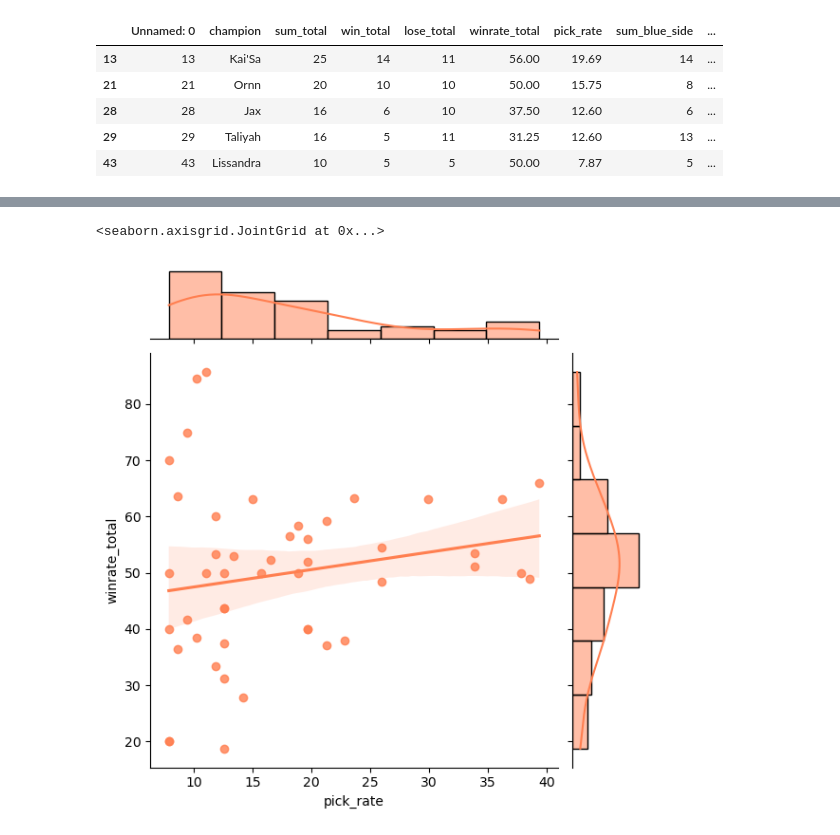
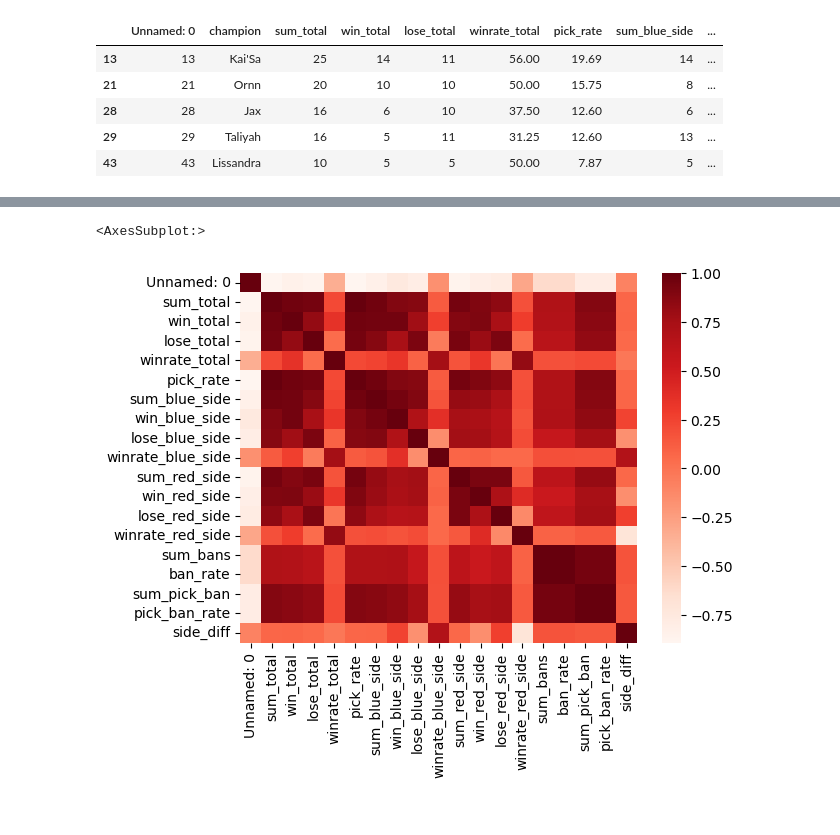
Before and after one commit to AMEY-GAIKAR/Kaggle-Colaboratory, a Jupyter notebook: worlds2022.ipynb, the cells around one changed output, grey strips where cells are left out. Saved outputs shown, nothing was run; the diff lists cells and outputs as text; code cells hidden in the pictures.

```diff
--- a/worlds2022.ipynb
+++ b/worlds2022.ipynb
@@ -426,9 +421,5 @@ sns.jointplot(new_df,
-# %%
-sns.jointplot(new_df,
-              x='pick_rate',
-              y='winrate_total',
-              color='coral',
-              kind='reg')
-# %% [output]
-<seaborn.axisgrid.JointGrid at 0x...>
-[figure, removed]
+# %%
+sns.heatmap(df.corr(), cmap='Reds')
+# %% [output]
+<AxesSubplot:>
+[figure, added]
```
Also changed, not shown: parts of 29 cells of this notebook.
